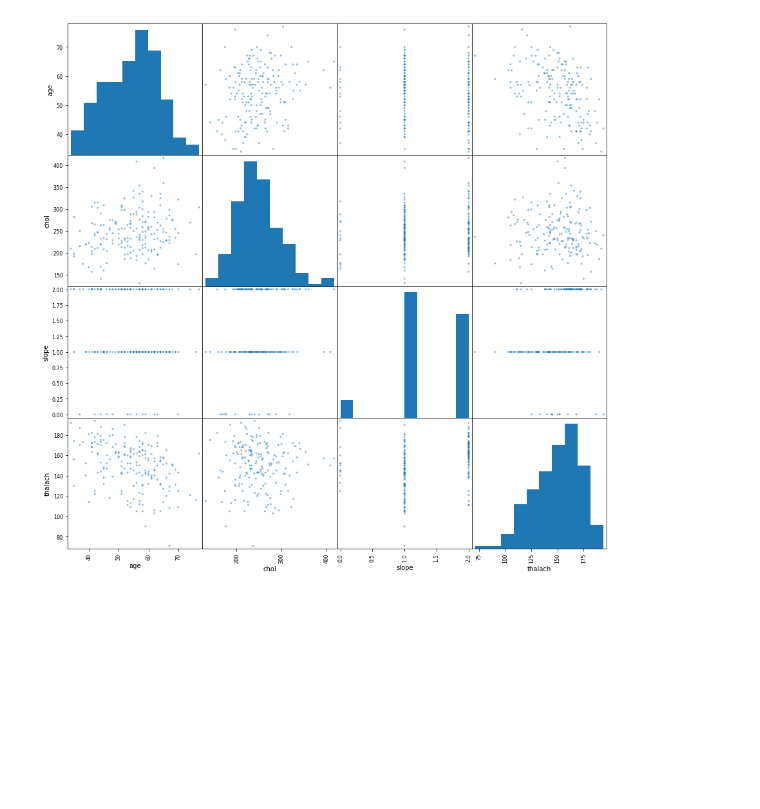
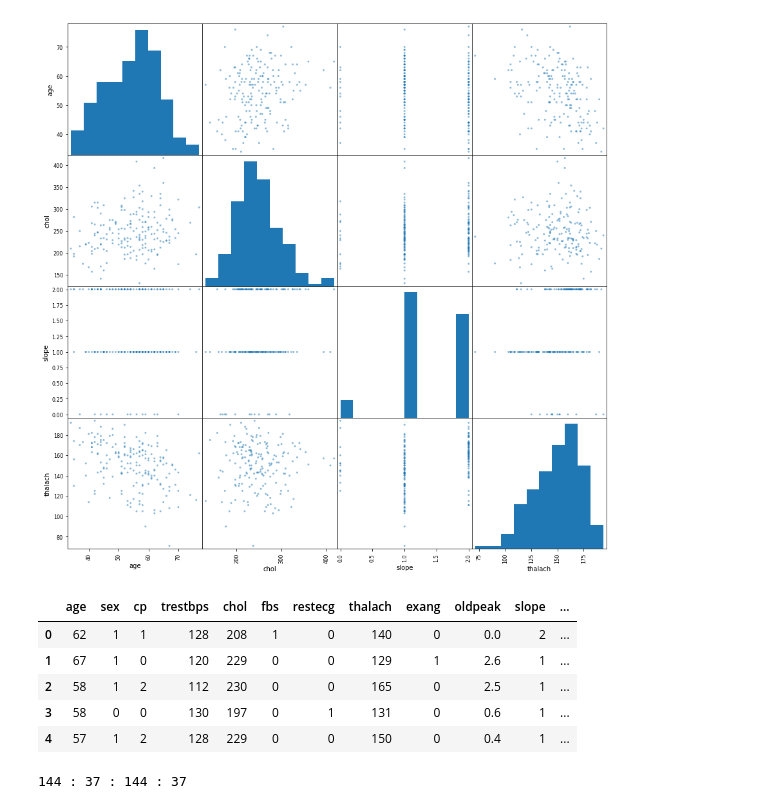
Before and after one commit to MusaTamzid05/ThesisModels, a Jupyter notebook: heat-attack-prediction/Heart Attact Detection.ipynb, the cells around one changed output. Saved outputs shown, nothing was run; the diff lists cells and outputs as text; code cells hidden in the pictures; blank space fills up the shorter version.

```diff
--- a/heat-attack-prediction/Heart Attact Detection.ipynb
+++ b/heat-attack-prediction/Heart Attact Detection.ipynb
@@ -174,3 +174,19 @@ array([[<matplotlib.axes._subplots.AxesSubplot object at 0x...>,
         <matplotlib.axes._subplots.AxesSubplot object at 0x...>,
         <matplotlib.axes._subplots.AxesSubplot object at 0x...>]], dtype=object)
 [figure]
+# %%
+def shuffle(df , axis = 1):
+
+    new_df = df.copy()
+    new_df = new_df.sample(frac = 1).reset_index(drop = True)
+    return new_df
+
+shuffled_data = shuffle(data)
+shuffled_data.head()
+# %% [output]
+|  | age | sex | cp | trestbps | chol | fbs | restecg | thalach | exang | oldpeak | slope | ... |
+| 0 | 62 | 1 | 1 | 128 | 208 | 1 | 0 | 140 | 0 | 0.0 | 2 | ... |
+| 1 | 67 | 1 | 0 | 120 | 229 | 0 | 0 | 129 | 1 | 2.6 | 1 | ... |
+| 2 | 58 | 1 | 2 | 112 | 230 | 0 | 0 | 165 | 0 | 2.5 | 1 | ... |
+| 3 | 58 | 0 | 0 | 130 | 197 | 0 | 1 | 131 | 0 | 0.6 | 1 | ... |
+| 4 | 57 | 1 | 2 | 128 | 229 | 0 | 0 | 150 | 0 | 0.4 | 1 | ... |
@@ -176,0 +196,7 @@ array([[<matplotlib.axes._subplots.AxesSubplot object at 0x...>,
+# %%
+from sklearn.model_selection import train_test_split
+
+X_train , X_test , y_train , y_test = train_test_split(data , labels , test_size = 0.2 , random_state = 42)
+print("{} : {} : {} : {}".format(len(X_train) , len(X_test) , len(y_train) , len(y_test)))
+# %% [output]
+144 : 37 : 144 : 37
```
Also changed, not shown: parts of 12 cells of this notebook.
